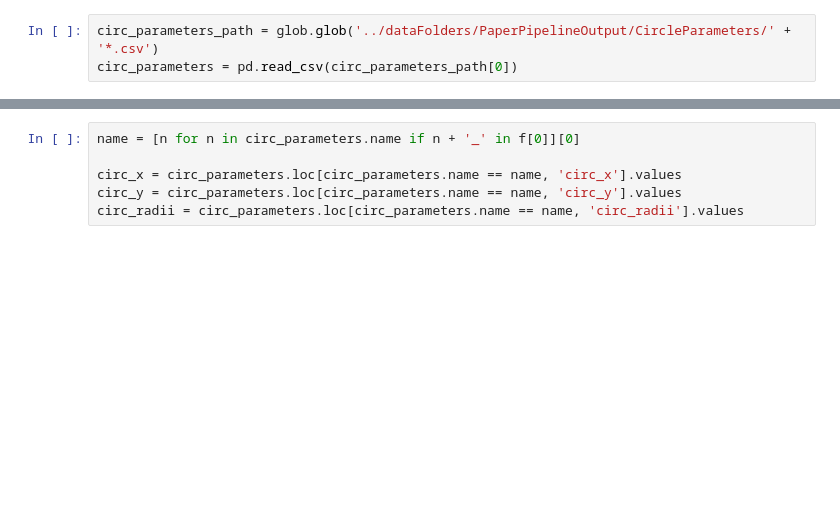
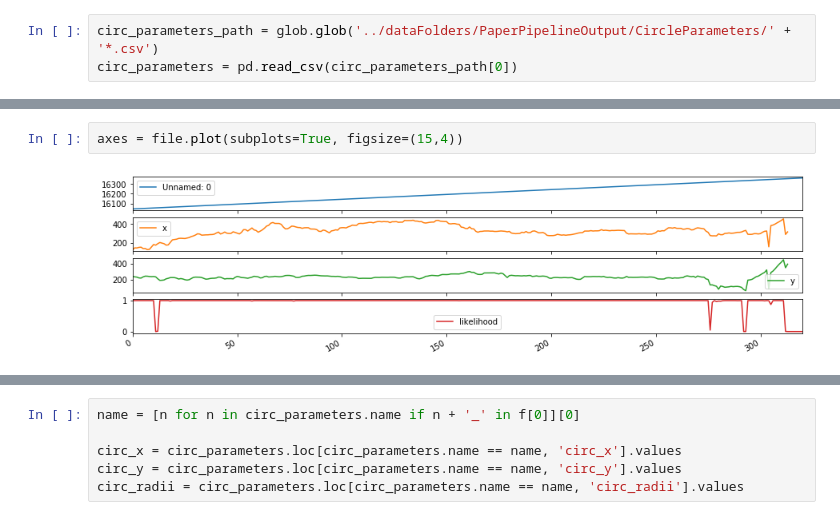
Before and after one commit to TanviDeora/ProboscisTracking, a Jupyter notebook: PaperPinelineCodes/CodeCheck -CleanUpTracksAndGetWhiskingParameters.ipynb, the cells around one changed output, grey strips where cells are left out. Drawn from its saved outputs; the diff is of its cells as text; blank space fills up the shorter version.

```diff
--- a/PaperPinelineCodes/CodeCheck -CleanUpTracksAndGetWhiskingParameters.ipynb
+++ b/PaperPinelineCodes/CodeCheck -CleanUpTracksAndGetWhiskingParameters.ipynb
@@ -64,0 +79,4 @@ if x.size == 0 or y.size == 0:
+# %%
+axes = file.plot(subplots=True, figsize=(15,4))
+# %% [output]
+[figure, added]
```
Also changed, not shown: parts of 16 cells of this notebook, 1 other file.
